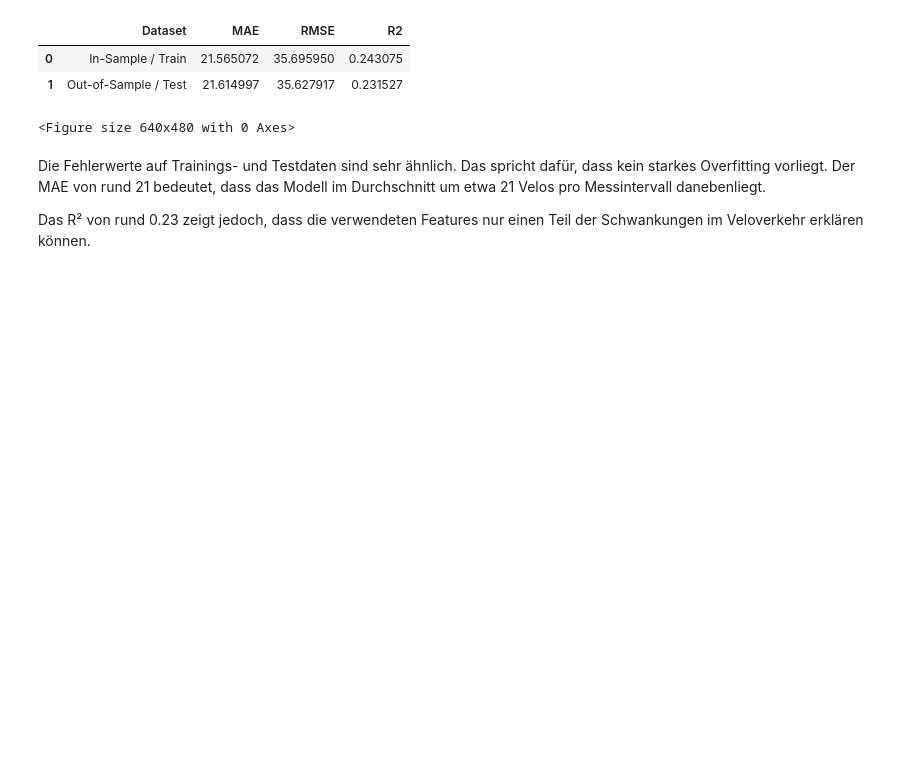
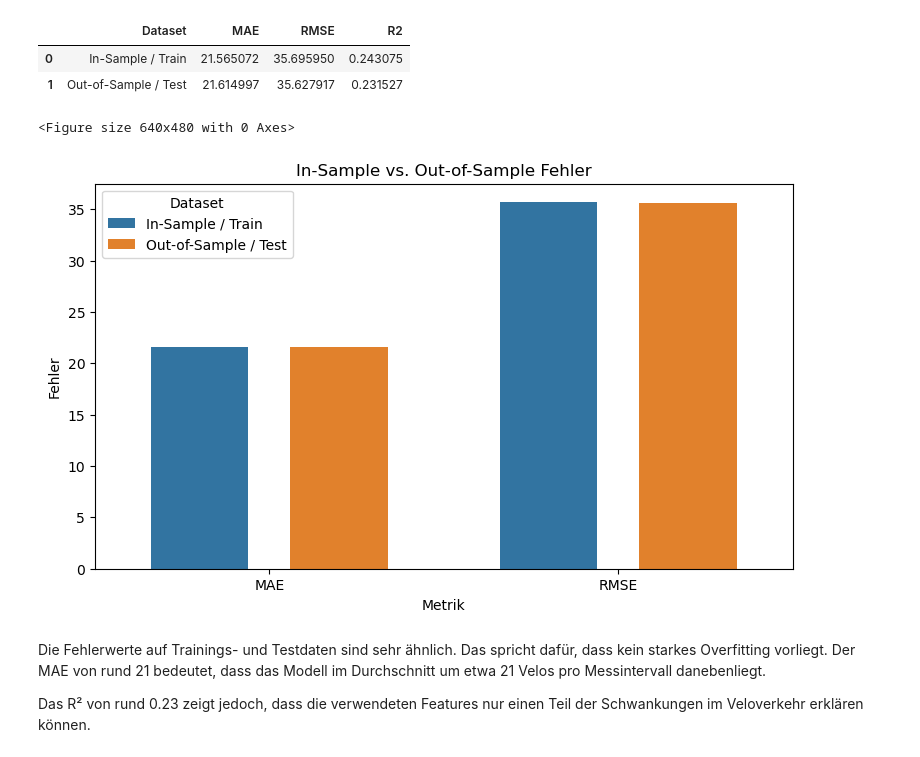
Before and after one commit to vichi18/winterthur-bike-traffic-analysis, a Jupyter notebook: notebooks/bike.ipynb, the cells around one changed output. Cells and saved outputs as stored; diff of their text form; code cells hidden in the pictures; blank space fills up the shorter version.

```diff
--- a/notebooks/bike.ipynb
+++ b/notebooks/bike.ipynb
@@ -312,6 +330,40 @@ score_comparison
 | 0 | In-Sample / Train | 21.565072 | 35.695950 | 0.243075 |
 | 1 | Out-of-Sample / Test | 21.614997 | 35.627917 | 0.231527 |
 <Figure size 640x480 with 0 Axes>
+# %%
+score_errors = score_comparison.melt(
+    id_vars="Dataset",
+    value_vars=["MAE", "RMSE"],
+    var_name="Metric",
+    value_name="Value"
+)
+
+plt.figure(figsize=(9, 5))
+
+ax = sns.barplot(
+    data=score_errors,
+    x="Metric",
+    y="Value",
+    hue="Dataset"
+)
+
+plt.title("In-Sample vs. Out-of-Sample Fehler")
+plt.xlabel("Metrik")
+plt.ylabel("Fehler")
+
+# Balken schmaler machen
+for bar in ax.patches:
+    current_width = bar.get_width()
+    new_width = current_width * 0.7
+    diff = current_width - new_width
+
+    bar.set_width(new_width)
+    bar.set_x(bar.get_x() + diff / 2)
+
+plt.savefig("../visuals/in_out_sample_error.png", dpi=300, bbox_inches="tight")
+plt.show()
+# %% [output]
+[figure, added]
 # %% [markdown]
 Die Fehlerwerte auf Trainings- und Testdaten sind sehr ähnlich. Das spricht dafür, dass kein starkes Overfitting vorliegt. Der MAE von rund 21 bedeutet, dass das Modell im Durchschnitt um etwa 21 Velos pro Messintervall danebenliegt.
 
```
Also changed, not shown: parts of 1 cell of this notebook.
